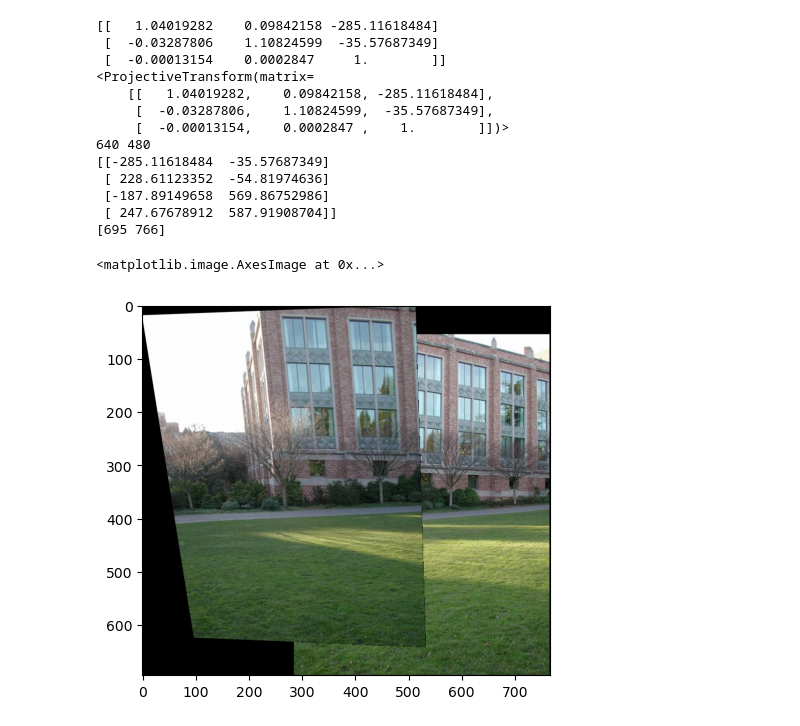
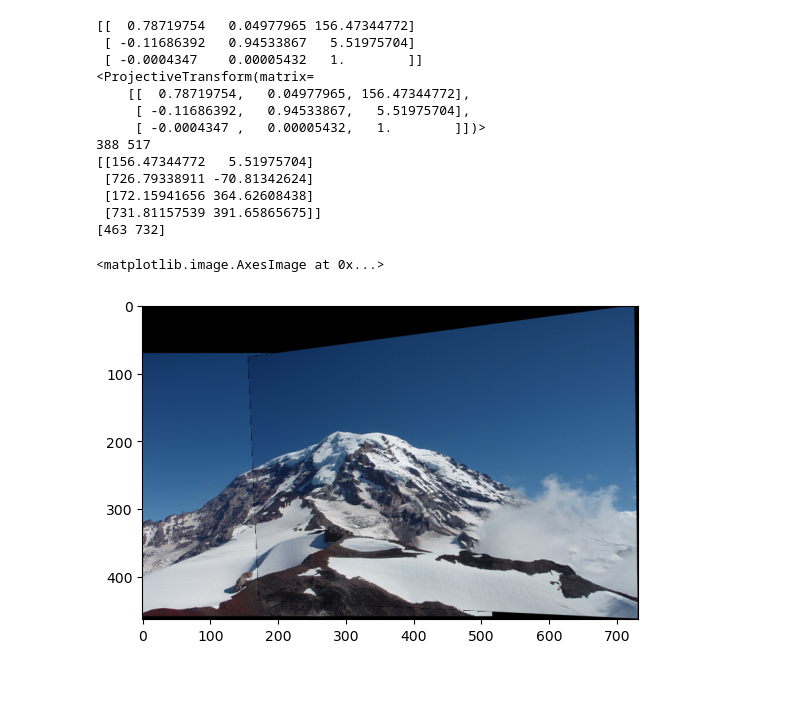
Before and after one commit to kietpha19/school, a Jupyter notebook: spring_2023/computer vision/hw2/Ransac.ipynb, the cells around one changed output. Drawn from its saved outputs; the diff is of its cells as text; code cells hidden in the pictures; blank space fills up the shorter version.

```diff
--- a/spring_2023/computer vision/hw2/Ransac.ipynb
+++ b/spring_2023/computer vision/hw2/Ransac.ipynb
@@ -16,8 +16,8 @@ import random
 #print numpy array without scientific notation
 np.set_printoptions(suppress=True)
 # %%
-dst_img_rgb = np.asarray(Image.open('data/campus_000.jpg'))
-src_img_rgb = np.asarray(Image.open('data/campus_001.jpg'))
+dst_img_rgb = np.asarray(Image.open('data/Rainier1.png'))
+src_img_rgb = np.asarray(Image.open('data/Rainier2.png'))
 
 if dst_img_rgb.shape[2] == 4:
     dst_img_rgb = rgba2rgb(dst_img_rgb)
@@ -284,7 +286,4 @@ ax1.imshow(dst_warped)
 # %%
-temp = transformed_matrix[0,2]
-transformed_matrix[0,2]=transformed_matrix[1,2]
-transformed_matrix[1,2] = temp
 print(transformed_matrix)
 projective_transformed_matrix = ProjectiveTransform(transformed_matrix)
 print(projective_transformed_matrix)
@@ -296,43 +295,43 @@ corners = np.array([
     [cols, 0],
     [0, rows],
     [cols, rows]
 ])
 
 corners_proj = projective_transformed_matrix(corners)
 print(corners_proj)
 all_corners = np.vstack((corners_proj[:, :2], corners[:, :2]))
 
 corner_min = np.min(all_corners, axis=0)
 corner_max = np.max(all_corners, axis=0)
 output_shape = (corner_max - corner_min)
 output_shape = np.ceil(output_shape[::-1]).astype(int)
 print(output_shape)
 
 offset = SimilarityTransform(translation=-corner_min)
 dst_warped = warp(dst_img_rgb, offset.inverse, output_shape=output_shape)
 tf_img = warp(src_img_rgb, (projective_transformed_matrix + offset).inverse, output_shape=output_shape)
 
 # Combine the images
 foreground_pixels = tf_img[tf_img > 0]
 dst_warped[tf_img > 0] = tf_img[tf_img > 0]
 
 # Plot the result
 fig = plt.figure()
 ax1 = fig.add_subplot(111)
 ax1.imshow(dst_warped)
 # %% [output]
-[[   1.04019282    0.09842158 -285.11618484]
- [  -0.03287806    1.10824599  -35.57687349]
- [  -0.00013154    0.0002847     1.        ]]
+[[  0.78719754   0.04977965 156.47344772]
+ [ -0.11686392   0.94533867   5.51975704]
+ [ -0.0004347    0.00005432   1.        ]]
 <ProjectiveTransform(matrix=
-    [[   1.04019282,    0.09842158, -285.11618484],
-     [  -0.03287806,    1.10824599,  -35.57687349],
-     [  -0.00013154,    0.0002847 ,    1.        ]])>
-640 480
-[[-285.11618484  -35.57687349]
- [ 228.61123352  -54.81974636]
- [-187.89149658  569.86752986]
- [ 247.67678912  587.91908704]]
-[695 766]
+    [[  0.78719754,   0.04977965, 156.47344772],
+     [ -0.11686392,   0.94533867,   5.51975704],
+     [ -0.0004347 ,   0.00005432,   1.        ]])>
+388 517
+[[156.47344772   5.51975704]
+ [726.79338911 -70.81342624]
+ [172.15941656 364.62608438]
+ [731.81157539 391.65865675]]
+[463 732]
 <matplotlib.image.AxesImage at 0x...>
-[figure, old version]
+[figure, new version]
```
Also changed, not shown: parts of 8 cells of this notebook.
